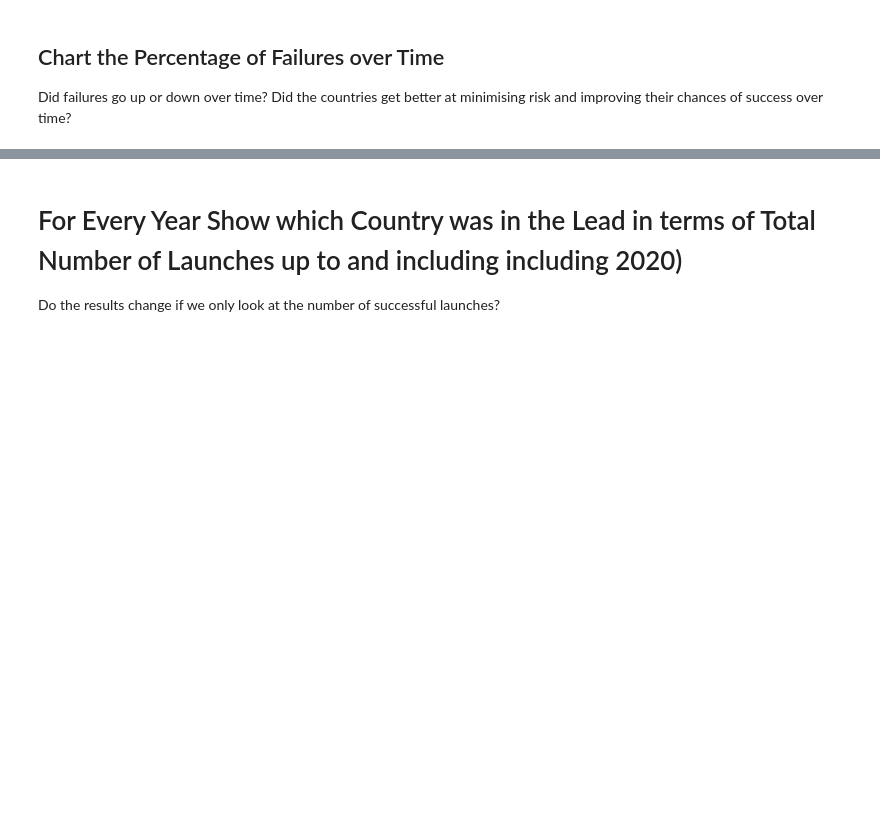
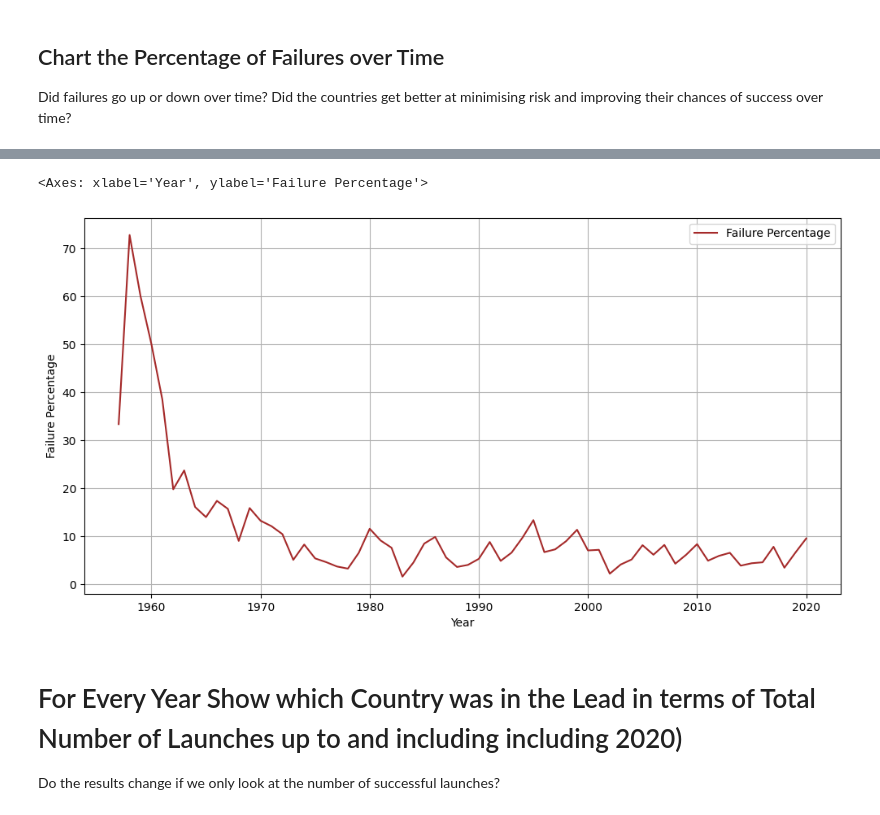
Before and after one commit to chgwyellow/Analyse---Visualise-the-Space-Race, a Jupyter notebook: Space_Missions_Analysis.ipynb, the cells around one changed output, grey strips where cells are left out. Drawn from its saved outputs; the diff is of its cells as text; code cells hidden in the pictures; blank space fills up the shorter version.

Commit message:
Completed the percentage of failures and revised some chart layout.

```diff
--- a/Space_Missions_Analysis.ipynb
+++ b/Space_Missions_Analysis.ipynb
@@ -607,3 +624,9 @@ df_launch_failure.plot(
 ## Chart the Percentage of Failures over Time
 
 Did failures go up or down over time? Did the countries get better at minimising risk and improving their chances of success over time?
+# %%
+# Distinguish the Success or Failure
+df_data["Status_Simple"] = df_data.Mission_Status.apply(lambda x: "Success" if x == "Success" else "Failure").copy()
+launch_status_count = df_data.groupby(["Year", "Status_Simple"]).size().unstack().reset_index()
+launch_status_count["Failure_Percentage"] = launch_status_count.Failure / (launch_status_count.Failure + launch_status_count.Success) * 100
+launch_status_count
@@ -610,3 +647,17 @@ Did failures go up or down over time? Did the countries get better at minimising
+# %%
+launch_status_count.plot(
+    figsize=(12,6),
+    x="Year",
+    y="Failure_Percentage",
+    label="Failure Percentage",
+    xlabel="Year",
+    ylabel="Failure Percentage",
+    color="brown",
+    grid=True
+)
+# %% [output]
+<Axes: xlabel='Year', ylabel='Failure Percentage'>
+[figure, added]
 # %% [markdown]
 # For Every Year Show which Country was in the Lead in terms of Total Number of Launches up to and including including 2020)
 
```
Also changed, not shown: parts of 3 cells of this notebook.
